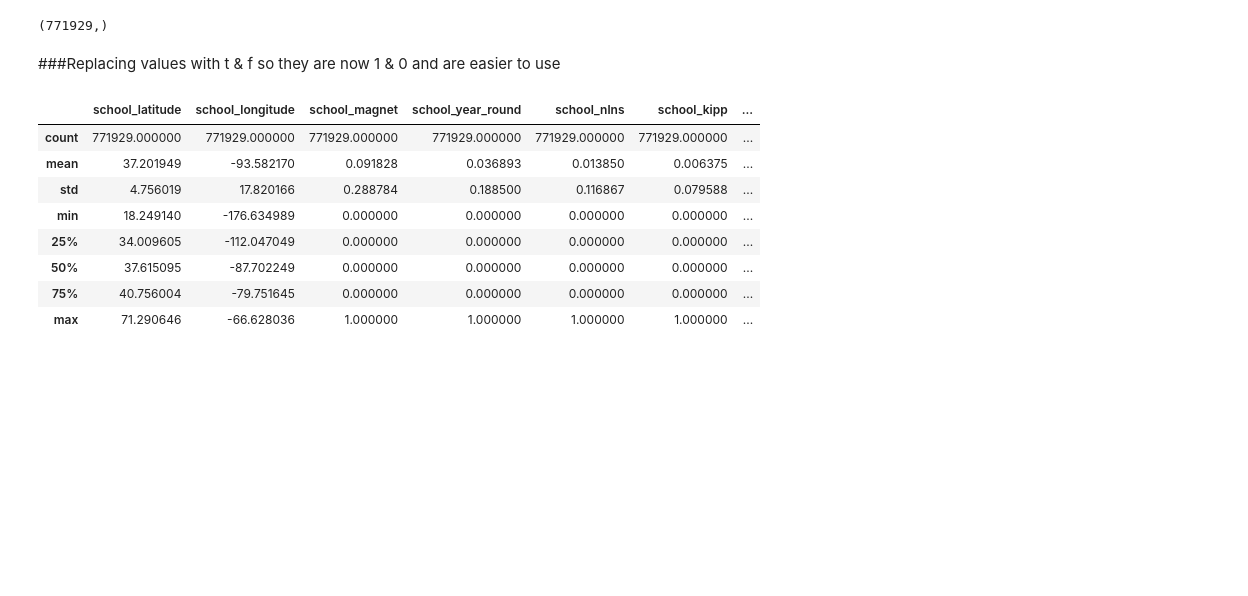
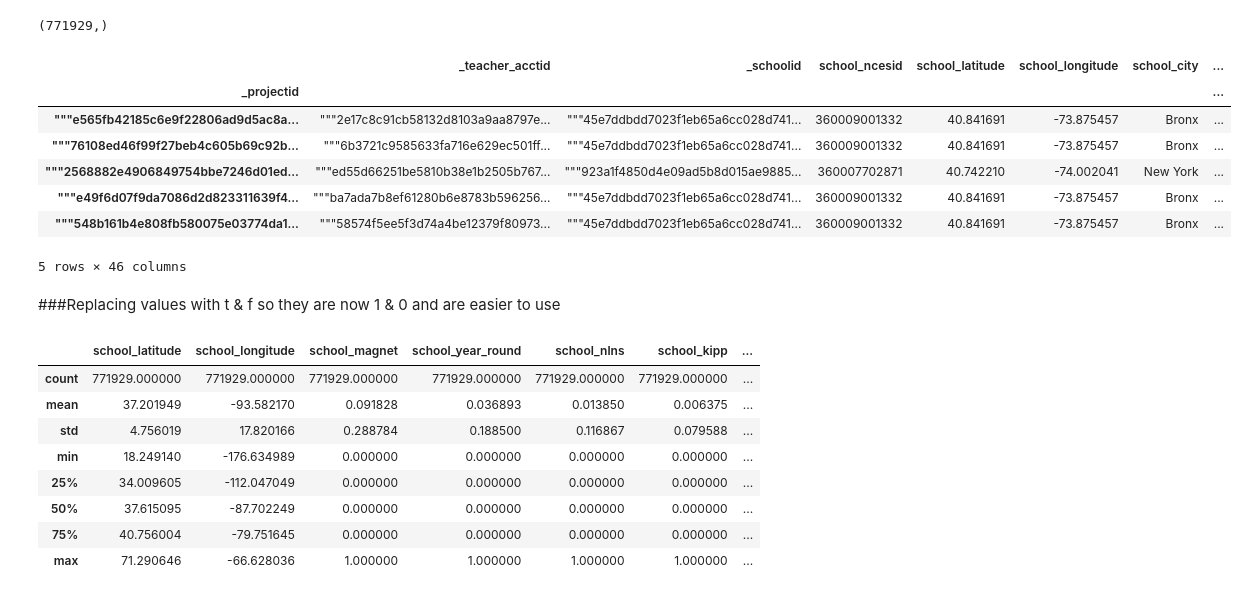
Before and after one commit to LylePayne/DonorsChooseAnalysis, a Jupyter notebook: Project Kojak - DonorsChoose.ipynb, the cells around one changed output. Drawn from its saved outputs; the diff is of its cells as text; code cells hidden in the pictures; blank space fills up the shorter version.

```diff
--- a/Project Kojak - DonorsChoose.ipynb
+++ b/Project Kojak - DonorsChoose.ipynb
@@ -58,3 +56,14 @@ with open("DC_projects.pkl", "r") as picklefile:
+# %%
+projects_df.head()
+# %% [output]
+|  | _teacher_acctid | _schoolid | school_ncesid | school_latitude | school_longitude | school_city | ... |
+| _projectid |  |  |  |  |  |  | ... |
+| """e565fb42185c6e9f22806ad9d5ac8a... | """2e17c8c91cb58132d8103a9aa8797e... | """45e7ddbdd7023f1eb65a6cc028d741... | 360009001332 | 40.841691 | -73.875457 | Bronx | ... |
+| """76108ed46f99f27beb4c605b69c92b... | """6b3721c9585633fa716e629ec501ff... | """45e7ddbdd7023f1eb65a6cc028d741... | 360009001332 | 40.841691 | -73.875457 | Bronx | ... |
+| """2568882e4906849754bbe7246d01ed... | """ed55d66251be5810b38e1b2505b767... | """923a1f4850d4e09ad5b8d015ae9885... | 360007702871 | 40.742210 | -74.002041 | New York | ... |
+| """e49f6d07f9da7086d2d823311639f4... | """ba7ada7b8ef61280b6e8783b596256... | """45e7ddbdd7023f1eb65a6cc028d741... | 360009001332 | 40.841691 | -73.875457 | Bronx | ... |
+| """548b161b4e808fb580075e03774da1... | """58574f5ee5f3d74a4be12379f80973... | """45e7ddbdd7023f1eb65a6cc028d741... | 360009001332 | 40.841691 | -73.875457 | Bronx | ... |
+5 rows × 46 columns
 # %% [markdown]
 ###Replacing values with t & f so they are now 1 & 0 and are easier to use
 # %%
```
Also changed, not shown: parts of 24 cells of this notebook.
